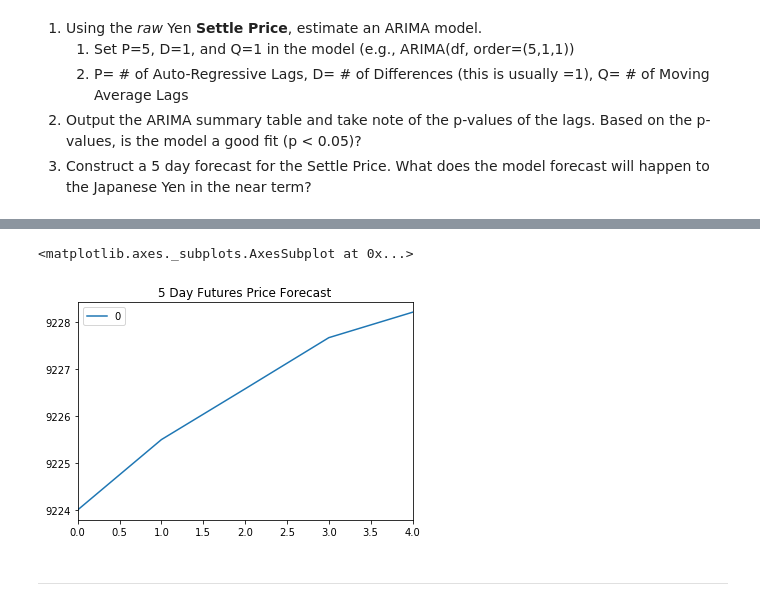
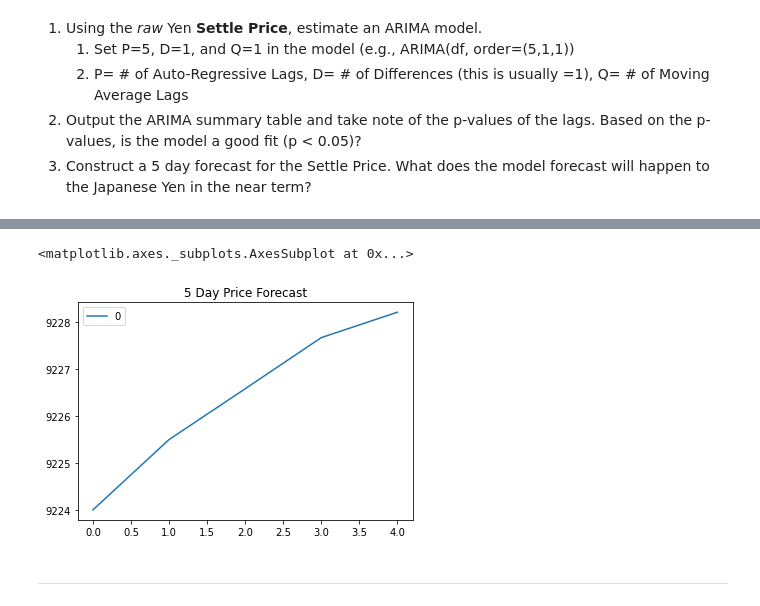
Before and after one commit to campbell8081/Unit10-TimeSeriesHW, a Jupyter notebook: time_series_analysis.ipynb, the cells around one changed output, grey strips where cells are left out. Cells and saved outputs as stored; diff of their text form; code cells hidden in the pictures.

```diff
--- a/time_series_analysis.ipynb
+++ b/time_series_analysis.ipynb
@@ -181,9 +181,9 @@ from statsmodels.tsa.arima_model import ARIMA
 
 # Estimate and ARIMA Model:
 # Hint: ARIMA(df, order=(p, d, q))
-# YOUR CODE HERE!
+arima_model = ARIMA(yen_futures.Settle.values, order=(5, 1, 1))
 
 # Fit the model
-# YOUR CODE HERE!
+arima_results = arima_model.fit()
 # %%
 # Output model summary results:
@@ -193,9 +216,9 @@ NameError: name 'results' is not defined
 # %%
 # Plot the 5 Day Price Forecast
-# YOUR CODE HERE!
+pd.DataFrame(arima_results.forecast(steps=5)[0]).plot(title="5 Day Price Forecast")
 # %% [output]
 <matplotlib.axes._subplots.AxesSubplot at 0x...>
-[figure, old version]
+[figure, new version]
 # %% [markdown]
 ---
 # %% [markdown]
```
Also changed, not shown: parts of 1 cell of this notebook.
